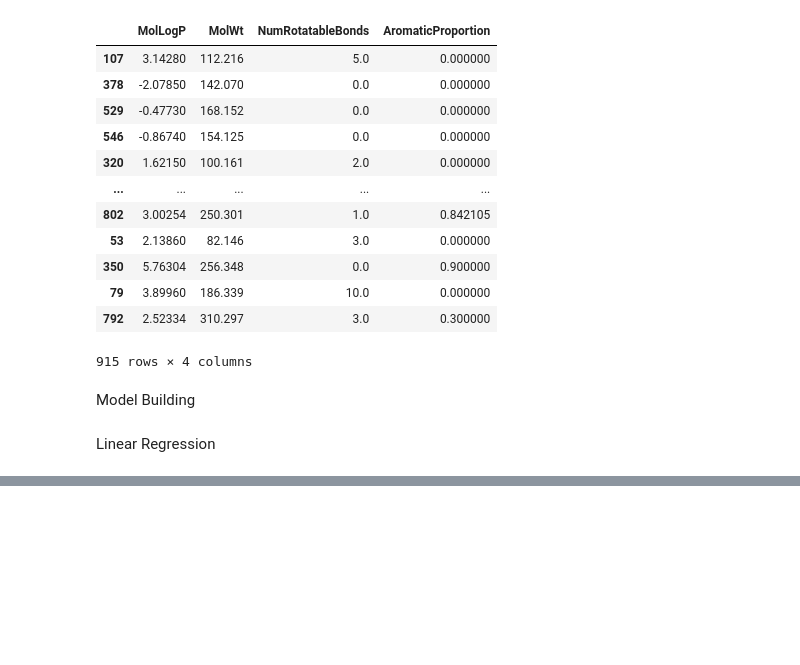
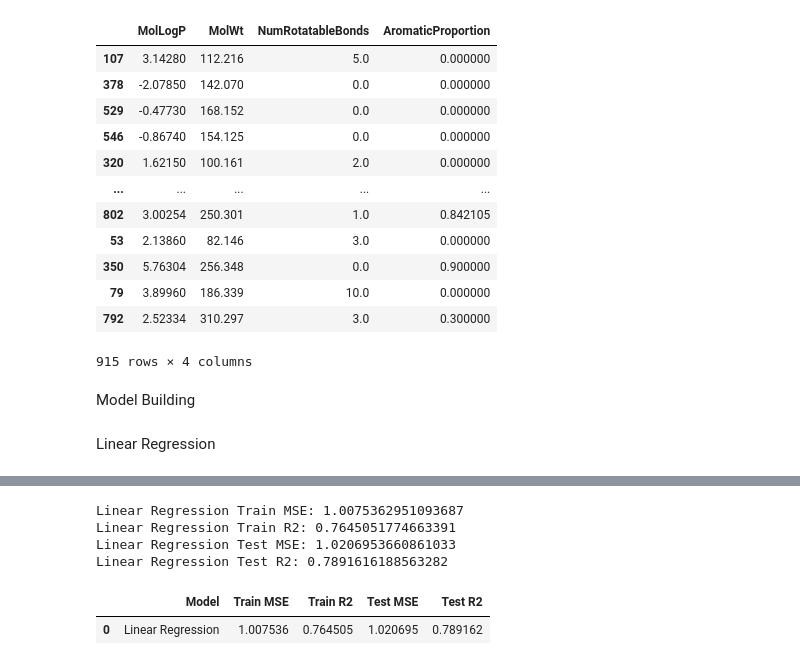
Before and after one commit to Rupesh-AI404/first_ml_project, a Jupyter notebook: first.ipynb, the cells around one changed output, grey strips where cells are left out. Cells and saved outputs as stored; diff of their text form; code cells hidden in the pictures; blank space fills up the shorter version.

Commit message:
Model Building through Linear Regression

```diff
--- a/first.ipynb
+++ b/first.ipynb
@@ -92,3 +92,8 @@ x_train
 Model Building
 # %% [markdown]
 Linear Regression
+# %%
+from sklearn.linear_model import LinearRegression
+
+lr = LinearRegression()
+lr.fit(x_train, y_train)
@@ -94,0 +102,6 @@ Linear Regression
+# %%
+# Applying the model to make the predictions
+y_lr_train_pred = lr.predict(x_train)
+y_lr_test_pred = lr.predict(x_test)
+
+y_lr_test_pred
@@ -94,0 +126,30 @@ Linear Regression
+# %%
+# Evaluate the model performance
+
+from sklearn.metrics import mean_squared_error, r2_score
+
+lr_train_mse = mean_squared_error(y_train, y_lr_train_pred)
+lr_train_r2 = r2_score(y_train, y_lr_train_pred)
+
+lr_test_mse = mean_squared_error(y_test, y_lr_test_pred)
+lr_test_r2 = r2_score(y_test, y_lr_test_pred)
+# %%
+print('Linear Regression Train MSE:', lr_train_mse)
+print('Linear Regression Train R2:', lr_train_r2)
+print('Linear Regression Test MSE:', lr_test_mse)
+print('Linear Regression Test R2:', lr_test_r2)
+# %% [output]
+Linear Regression Train MSE: 1.0075362951093687
+Linear Regression Train R2: 0.7645051774663391
+Linear Regression Test MSE: 1.0206953660861033
+Linear Regression Test R2: 0.7891616188563282
+# %%
+lr_results = pd.DataFrame({'Model': ['Linear Regression'],
+                           'Train MSE': [lr_train_mse],
+                           'Train R2': [lr_train_r2],
+                           'Test MSE': [lr_test_mse],
+                           'Test R2': [lr_test_r2]})
+lr_results
+# %% [output]
+|  | Model | Train MSE | Train R2 | Test MSE | Test R2 |
+| 0 | Linear Regression | 1.007536 | 0.764505 | 1.020695 | 0.789162 |
```
Also changed, not shown: parts of 2 cells of this notebook.
